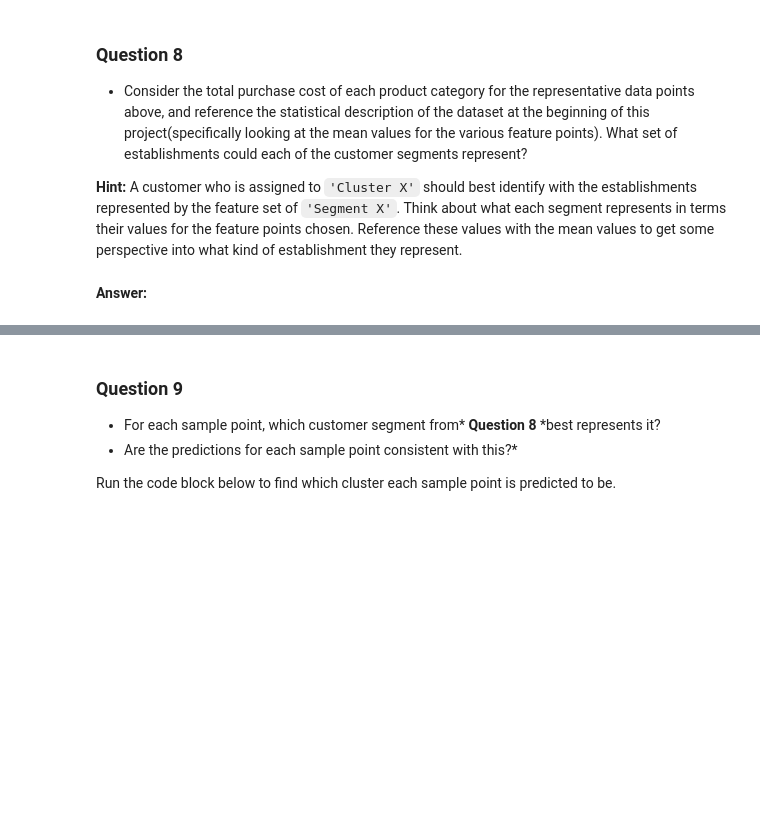
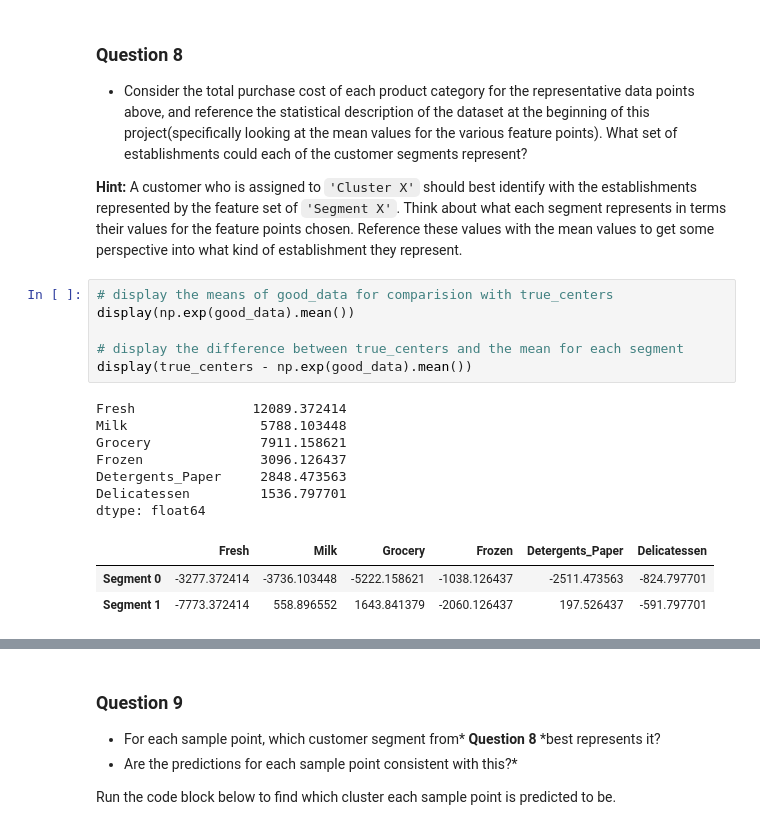
Before and after one commit to gitpatrickhub/Udacity, a Jupyter notebook: projects/customer_segments/customer_segments.ipynb, the cells around one changed output, grey strips where cells are left out. Drawn from its saved outputs; the diff is of its cells as text; blank space fills up the shorter version.

```diff
--- a/projects/customer_segments/customer_segments.ipynb
+++ b/projects/customer_segments/customer_segments.ipynb
@@ -640,5 +679,20 @@ display(true_centers)
 * Consider the total purchase cost of each product category for the representative data points above, and reference the statistical description of the dataset at the beginning of this project(specifically looking at the mean values for the various feature points). What set of establishments could each of the customer segments represent?
 
 **Hint:** A customer who is assigned to `'Cluster X'` should best identify with the establishments represented by the feature set of `'Segment X'`. Think about what each segment represents in terms their values for the feature points chosen. Reference these values with the mean values to get some perspective into what kind of establishment they represent.
-# %% [markdown]
-**Answer:**
+# %%
+# display the means of good_data for comparision with true_centers
+display(np.exp(good_data).mean())
+
+# display the difference between true_centers and the mean for each segment
+display(true_centers - np.exp(good_data).mean())
+# %% [output]
+Fresh               12089.372414
+Milk                 5788.103448
+Grocery              7911.158621
+Frozen               3096.126437
+Detergents_Paper     2848.473563
+Delicatessen         1536.797701
+dtype: float64
+|  | Fresh | Milk | Grocery | Frozen | Detergents_Paper | Delicatessen |
+| Segment 0 | -3277.372414 | -3736.103448 | -5222.158621 | -1038.126437 | -2511.473563 | -824.797701 |
+| Segment 1 | -7773.372414 | 558.896552 | 1643.841379 | -2060.126437 | 197.526437 | -591.797701 |
```
Also changed, not shown: parts of 20 cells of this notebook, 1 other file.
